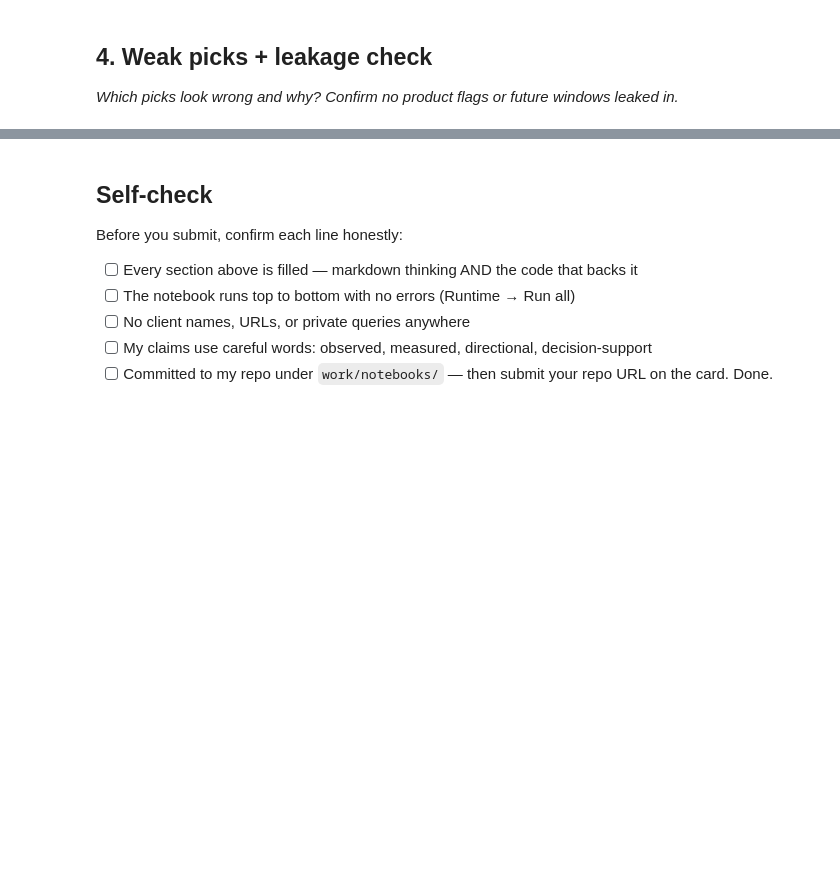
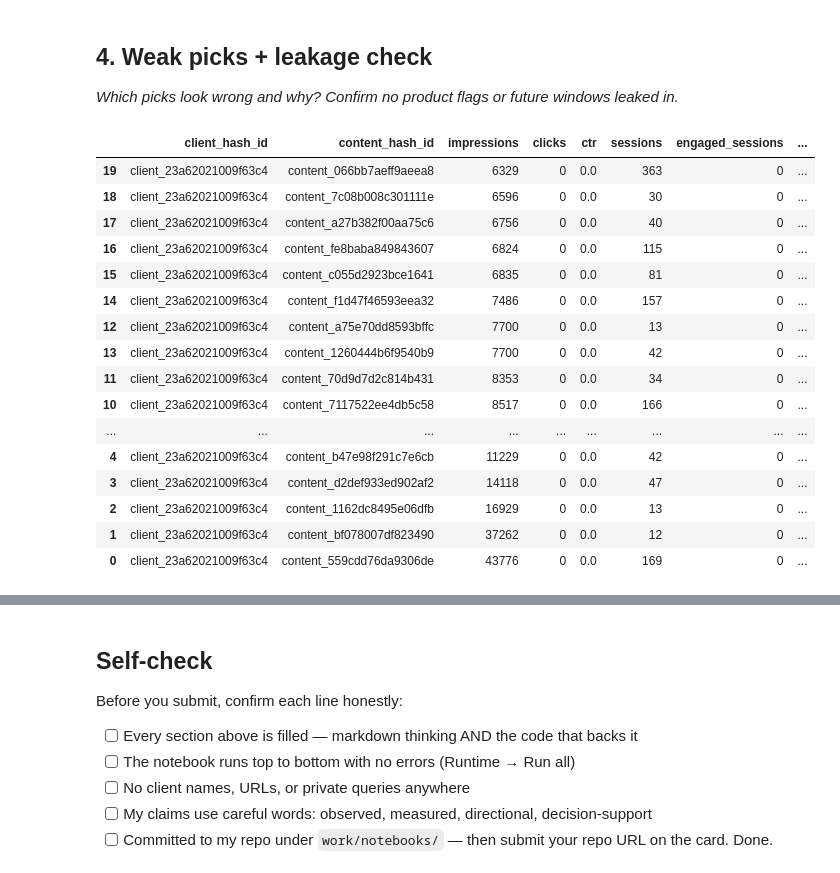
Before and after one commit to nando135/flyrank_ml_1, a Jupyter notebook: work/notebooks/w04_baseline_score.ipynb, the cells around one changed output, grey strips where cells are left out. Cells and saved outputs as stored; diff of their text form; code cells hidden in the pictures; blank space fills up the shorter version.

```diff
--- a/work/notebooks/w04_baseline_score.ipynb
+++ b/work/notebooks/w04_baseline_score.ipynb
@@ -271,3 +424,41 @@ display(
 # %%
 # This cell is for CODE (numbers, a query, a check).
 # Write your text answer in the cell ABOVE this one — typing sentences here breaks Run All.
+weak_pick_check = top20_review[
+    [
+        "client_hash_id",
+        "content_hash_id",
+        "impressions",
+        "clicks",
+        "ctr",
+        "sessions",
+        "engaged_sessions",
+        "engagement_rate",
+        "baseline_score"
+    ]
+].copy()
+
+display(
+    weak_pick_check.sort_values(
+        ["impressions", "sessions"],
+        ascending=True
+    )
+)
+# %% [output]
+|  | client_hash_id | content_hash_id | impressions | clicks | ctr | sessions | engaged_sessions | ... |
+| 19 | client_23a62021009f63c4 | content_066bb7aeff9aeea8 | 6329 | 0 | 0.0 | 363 | 0 | ... |
+| 18 | client_23a62021009f63c4 | content_7c08b008c301111e | 6596 | 0 | 0.0 | 30 | 0 | ... |
+| 17 | client_23a62021009f63c4 | content_a27b382f00aa75c6 | 6756 | 0 | 0.0 | 40 | 0 | ... |
+| 16 | client_23a62021009f63c4 | content_fe8baba849843607 | 6824 | 0 | 0.0 | 115 | 0 | ... |
+| 15 | client_23a62021009f63c4 | content_c055d2923bce1641 | 6835 | 0 | 0.0 | 81 | 0 | ... |
+| 14 | client_23a62021009f63c4 | content_f1d47f46593eea32 | 7486 | 0 | 0.0 | 157 | 0 | ... |
+| 12 | client_23a62021009f63c4 | content_a75e70dd8593bffc | 7700 | 0 | 0.0 | 13 | 0 | ... |
+| 13 | client_23a62021009f63c4 | content_1260444b6f9540b9 | 7700 | 0 | 0.0 | 42 | 0 | ... |
+| 11 | client_23a62021009f63c4 | content_70d9d7d2c814b431 | 8353 | 0 | 0.0 | 34 | 0 | ... |
+| 10 | client_23a62021009f63c4 | content_7117522ee4db5c58 | 8517 | 0 | 0.0 | 166 | 0 | ... |
+| ... | ... | ... | ... | ... | ... | ... | ... | ... |
+| 4 | client_23a62021009f63c4 | content_b47e98f291c7e6cb | 11229 | 0 | 0.0 | 42 | 0 | ... |
+| 3 | client_23a62021009f63c4 | content_d2def933ed902af2 | 14118 | 0 | 0.0 | 47 | 0 | ... |
+| 2 | client_23a62021009f63c4 | content_1162dc8495e06dfb | 16929 | 0 | 0.0 | 13 | 0 | ... |
+| 1 | client_23a62021009f63c4 | content_bf078007df823490 | 37262 | 0 | 0.0 | 12 | 0 | ... |
+| 0 | client_23a62021009f63c4 | content_559cdd76da9306de | 43776 | 0 | 0.0 | 169 | 0 | ... |
```
Also changed, not shown: parts of 5 cells of this notebook.
